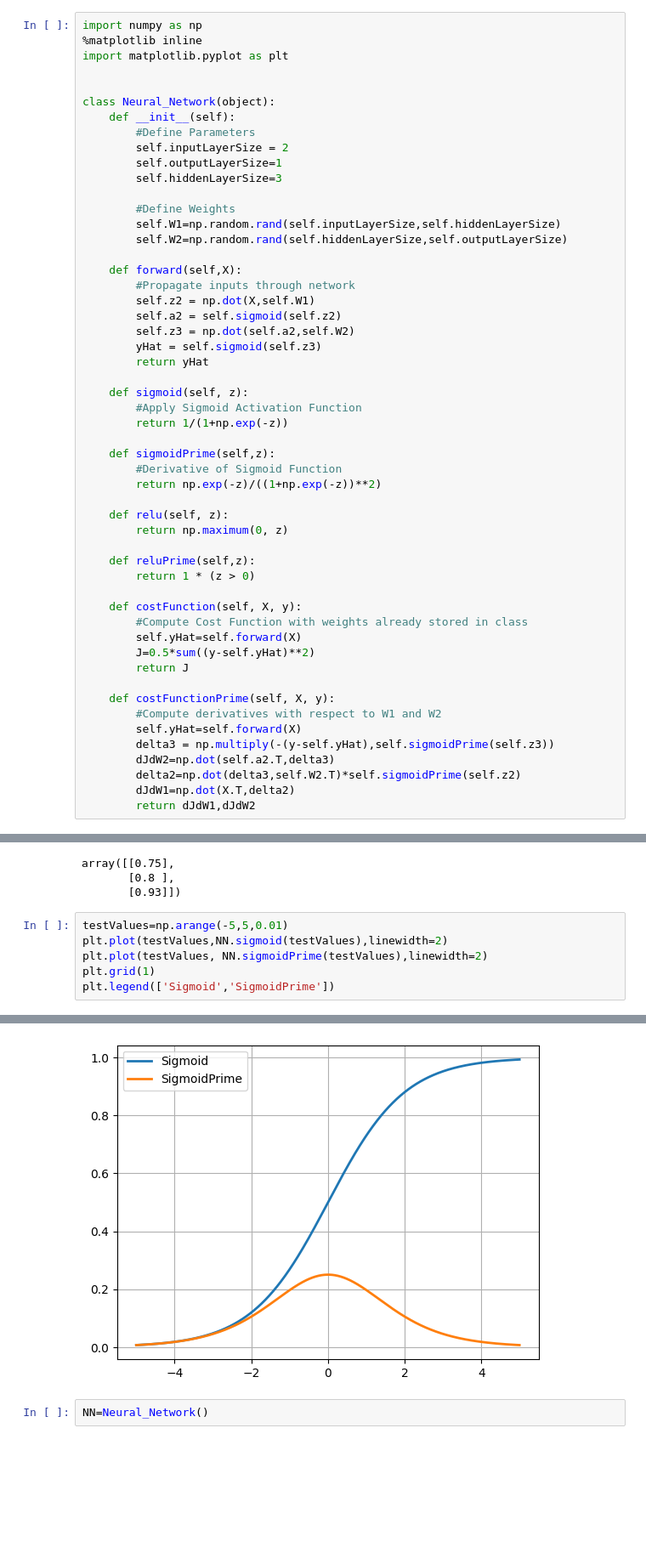
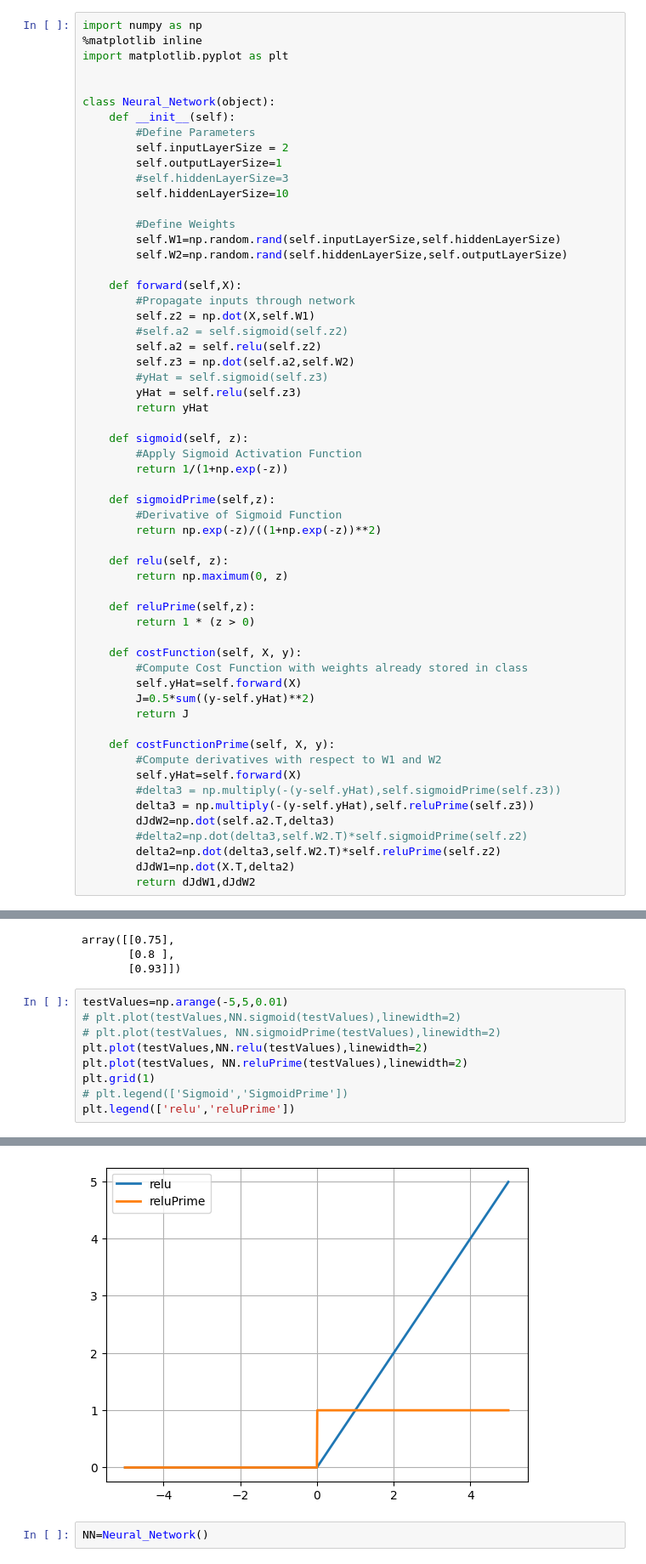
Before and after one commit to khanhthien123/CogSci131-Sp2024, a Jupyter notebook: NeuralNetsSummer23.ipynb, the cells around one changed output, grey strips where cells are left out. Shown at 85% size. Cells and saved outputs as stored; diff of their text form; blank space fills up the shorter version.

```diff
--- a/NeuralNetsSummer23.ipynb
+++ b/NeuralNetsSummer23.ipynb
@@ -9,7 +9,8 @@ class Neural_Network(object):
         #Define Parameters
         self.inputLayerSize = 2
         self.outputLayerSize=1
-        self.hiddenLayerSize=3
+        #self.hiddenLayerSize=3
+        self.hiddenLayerSize=10
 
         #Define Weights
         self.W1=np.random.rand(self.inputLayerSize,self.hiddenLayerSize)
@@ -18,9 +19,11 @@ class Neural_Network(object):
     def forward(self,X):
         #Propagate inputs through network
         self.z2 = np.dot(X,self.W1)
-        self.a2 = self.sigmoid(self.z2)
+        #self.a2 = self.sigmoid(self.z2)
+        self.a2 = self.relu(self.z2)
         self.z3 = np.dot(self.a2,self.W2)
-        yHat = self.sigmoid(self.z3)
+        #yHat = self.sigmoid(self.z3)
+        yHat = self.relu(self.z3)
         return yHat
 
     def sigmoid(self, z):
@@ -46,9 +49,11 @@ class Neural_Network(object):
     def costFunctionPrime(self, X, y):
         #Compute derivatives with respect to W1 and W2
         self.yHat=self.forward(X)
-        delta3 = np.multiply(-(y-self.yHat),self.sigmoidPrime(self.z3))
+        #delta3 = np.multiply(-(y-self.yHat),self.sigmoidPrime(self.z3))
+        delta3 = np.multiply(-(y-self.yHat),self.reluPrime(self.z3))
         dJdW2=np.dot(self.a2.T,delta3)
-        delta2=np.dot(delta3,self.W2.T)*self.sigmoidPrime(self.z2)
+        #delta2=np.dot(delta3,self.W2.T)*self.sigmoidPrime(self.z2)
+        delta2=np.dot(delta3,self.W2.T)*self.reluPrime(self.z2)
         dJdW1=np.dot(X.T,delta2)
         return dJdW1,dJdW2
 # %%
@@ -96,13 +101,16 @@ array([[0.75],
        [0.93]])
 # %%
 testValues=np.arange(-5,5,0.01)
-plt.plot(testValues,NN.sigmoid(testValues),linewidth=2)
-plt.plot(testValues, NN.sigmoidPrime(testValues),linewidth=2)
+# plt.plot(testValues,NN.sigmoid(testValues),linewidth=2)
+# plt.plot(testValues, NN.sigmoidPrime(testValues),linewidth=2)
+plt.plot(testValues,NN.relu(testValues),linewidth=2)
+plt.plot(testValues, NN.reluPrime(testValues),linewidth=2)
 plt.grid(1)
-plt.legend(['Sigmoid','SigmoidPrime'])
+# plt.legend(['Sigmoid','SigmoidPrime'])
+plt.legend(['relu','reluPrime'])
 # %% [output]
 <matplotlib.legend.Legend at 0x...>
-[figure, old version]
+[figure, new version]
 # %%
 NN=Neural_Network()
 # %%
```
Also changed, not shown: parts of 6 cells of this notebook.
